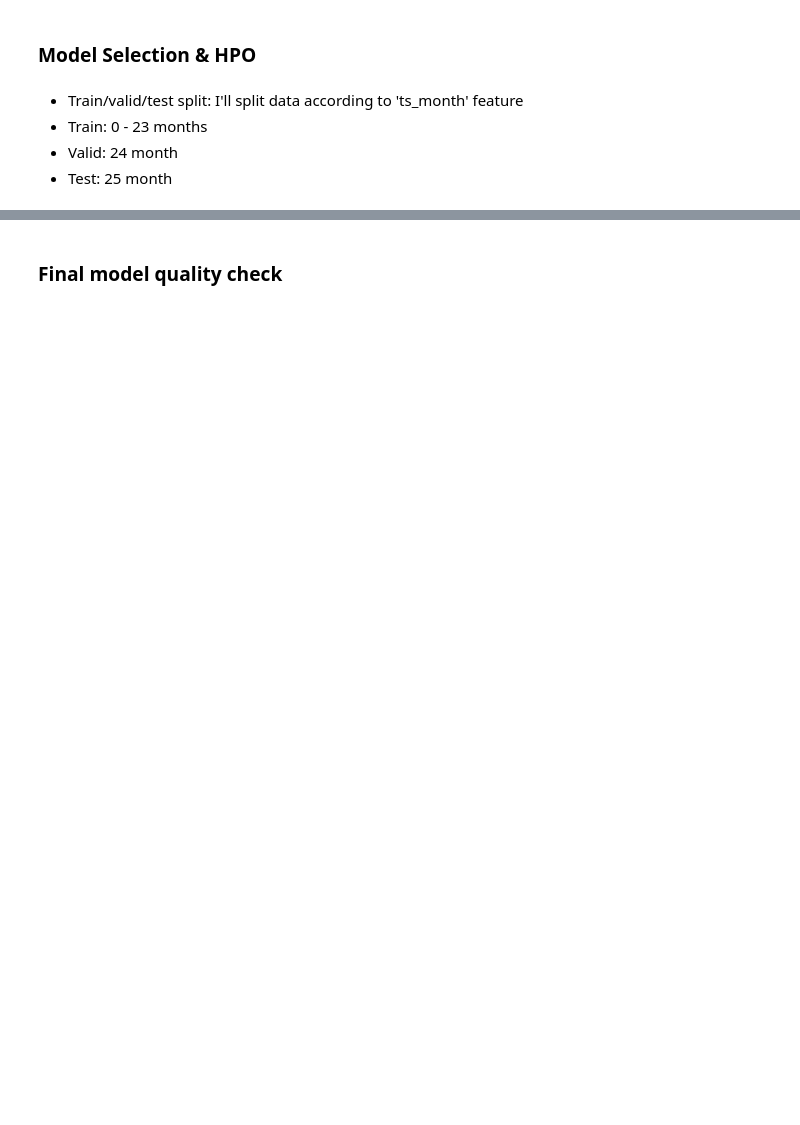
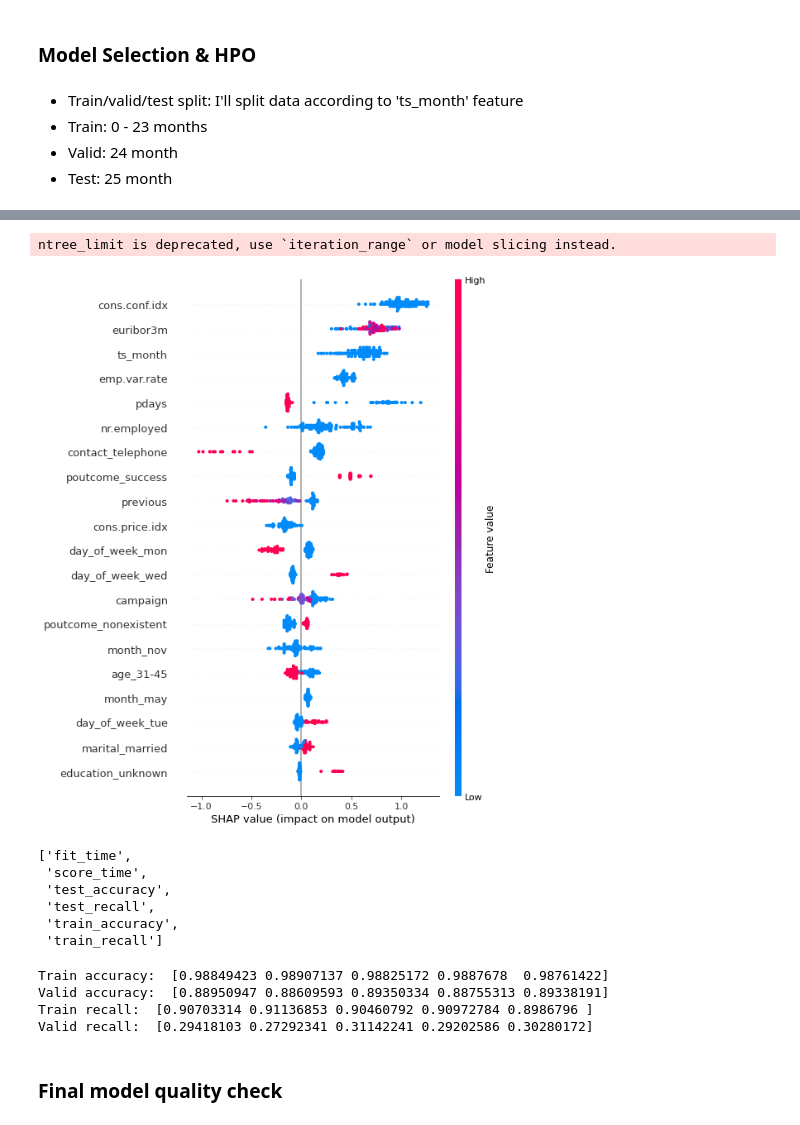
Before and after one commit to alsing/Bank-Marketing-UCI, a Jupyter notebook: notebooks/Model.ipynb, the cells around one changed output, grey strips where cells are left out. Saved outputs shown, nothing was run; the diff lists cells and outputs as text; code cells hidden in the pictures; blank space fills up the shorter version.

```diff
--- a/notebooks/Model.ipynb
+++ b/notebooks/Model.ipynb
@@ -154,5 +391,12 @@ class TimeSeriesCycle:
+# %%
+tsc.explain_model(tsc.final_fitted_estimator, data='test')
+# %% [output]
+ntree_limit is deprecated, use `iteration_range` or model slicing instead.
+[figure, added]
 # %%
-"""X = bank_data.drop(columns='y')
+from sklearn.model_selection import cross_validate
+from sklearn.model_selection import StratifiedKFold
+X = bank_data.drop(columns='y')
 y = bank_data['y']
 
 rf = RandomForestClassifier(n_estimators=500)
@@ -160,11 +404,23 @@ rf = RandomForestClassifier(n_estimators=500)
 scoring = {'accuracy': 'accuracy', 'recall': 'recall'}
 scores = cross_validate(rf, X, y, scoring=scoring, cv=StratifiedKFold(n_splits=5, random_state=42, shuffle=True),
                         return_train_score=True)
-sorted(scores.keys())"""
+sorted(scores.keys())
+# %% [output]
+['fit_time',
+ 'score_time',
+ 'test_accuracy',
+ 'test_recall',
+ 'train_accuracy',
+ 'train_recall']
 # %%
-"""print('Train accuracy: ', scores['train_accuracy'])
+print('Train accuracy: ', scores['train_accuracy'])
 print('Valid accuracy: ', scores['test_accuracy'])
 print('Train recall: ', scores['train_recall'])
-print('Valid recall: ', scores['test_recall'])"""
+print('Valid recall: ', scores['test_recall'])
+# %% [output]
+Train accuracy:  [0.98849423 0.98907137 0.98825172 0.9887678  0.98761422]
+Valid accuracy:  [0.88950947 0.88609593 0.89350334 0.88755313 0.89338191]
+Train recall:  [0.90703314 0.91136853 0.90460792 0.90972784 0.8986796 ]
+Valid recall:  [0.29418103 0.27292341 0.31142241 0.29202586 0.30280172]
 # %% [markdown]
 ### Final model quality check
```
Also changed, not shown: parts of 17 cells of this notebook.
